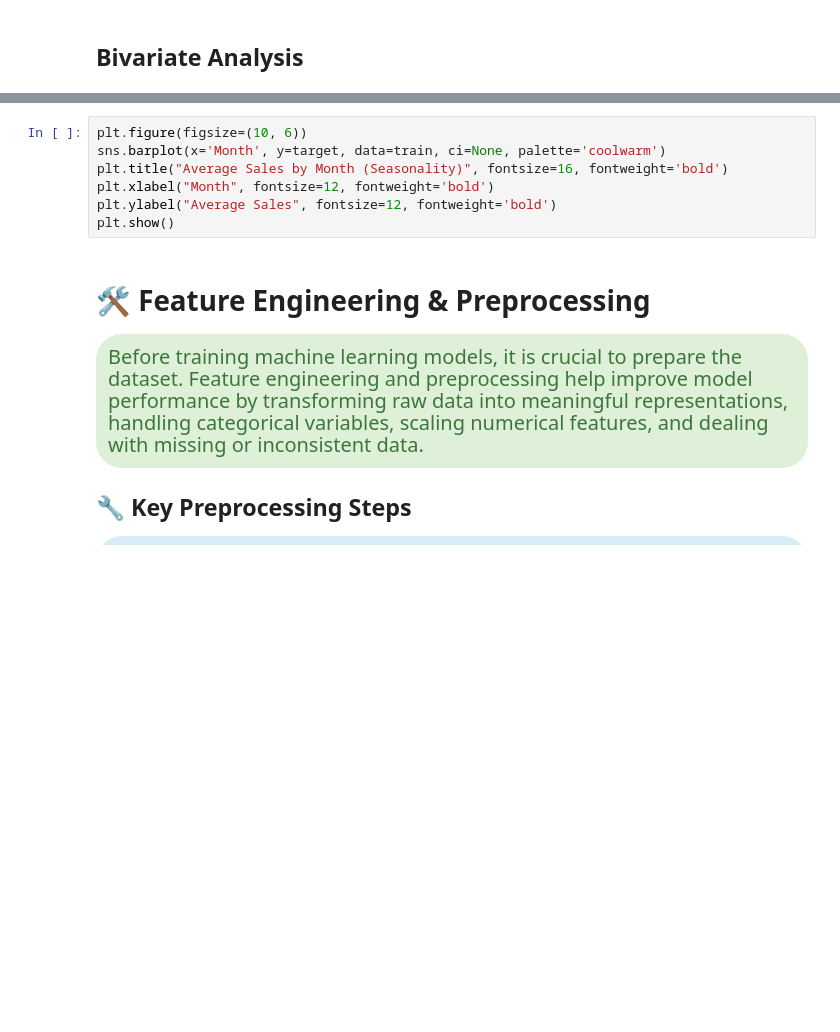
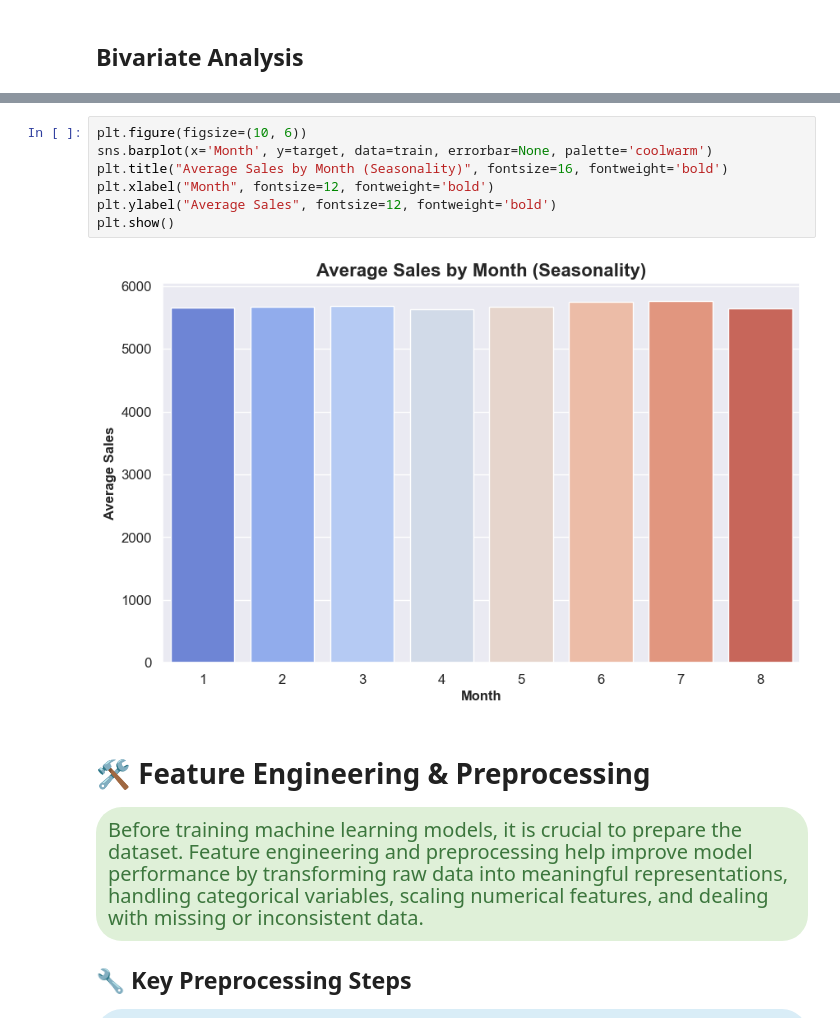
Before and after one commit to rohitndev/Multi-Signal-Demand-Forecasting, a Jupyter notebook: kaggle/multi-signal-demand-forecasting.ipynb, the cells around one changed output, grey strips where cells are left out. Cells and saved outputs as stored; diff of their text form; blank space fills up the shorter version.

```diff
--- a/kaggle/multi-signal-demand-forecasting.ipynb
+++ b/kaggle/multi-signal-demand-forecasting.ipynb
@@ -341,10 +433,12 @@ plt.show()
 # %%
 plt.figure(figsize=(10, 6))
-sns.barplot(x='Month', y=target, data=train, ci=None, palette='coolwarm')
+sns.barplot(x='Month', y=target, data=train, errorbar=None, palette='coolwarm')
 plt.title("Average Sales by Month (Seasonality)", fontsize=16, fontweight='bold')
 plt.xlabel("Month", fontsize=12, fontweight='bold')
 plt.ylabel("Average Sales", fontsize=12, fontweight='bold')
 plt.show()
+# %% [output]
+[figure, added]
 # %% [markdown]
 # 🛠️ Feature Engineering & Preprocessing
 
```
Also changed, not shown: parts of 19 cells of this notebook, 1 other file.
